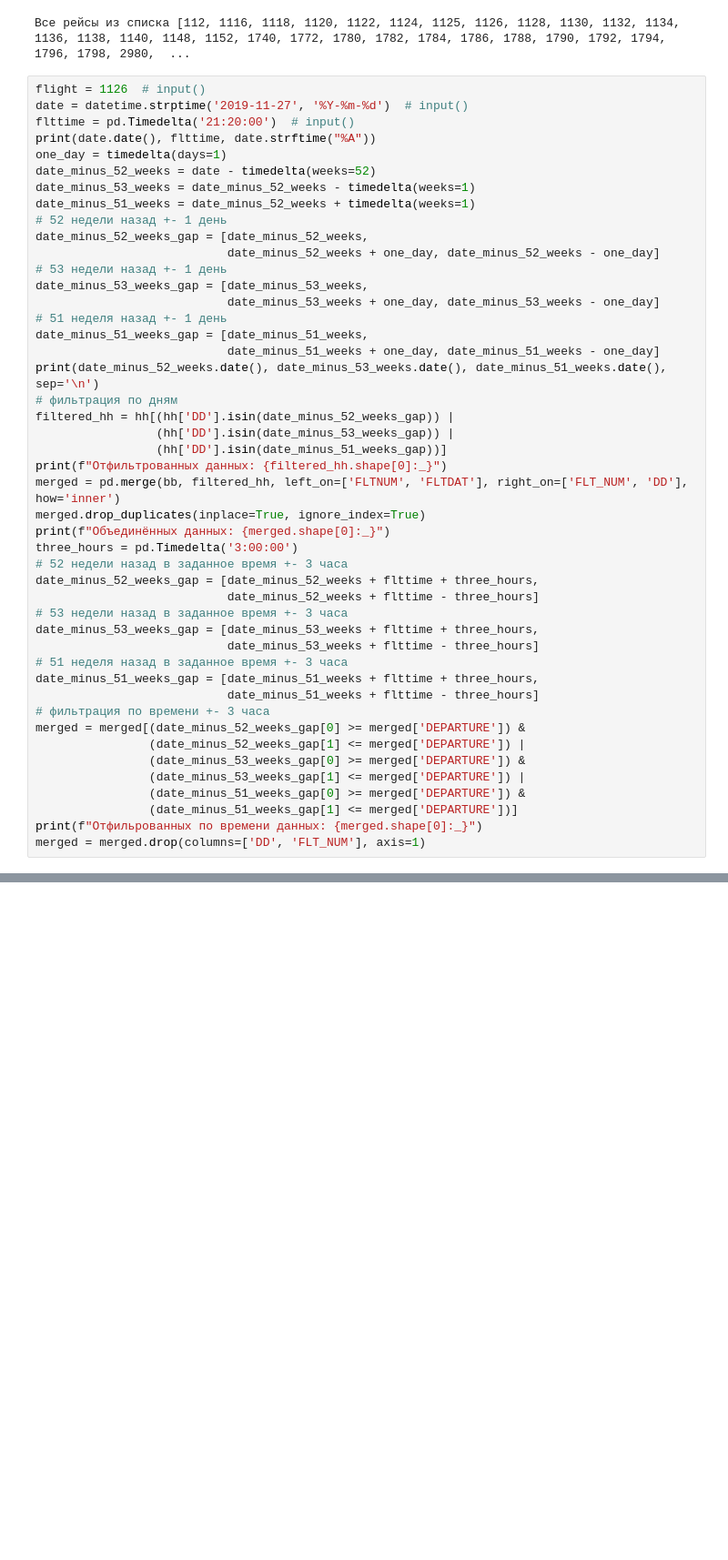
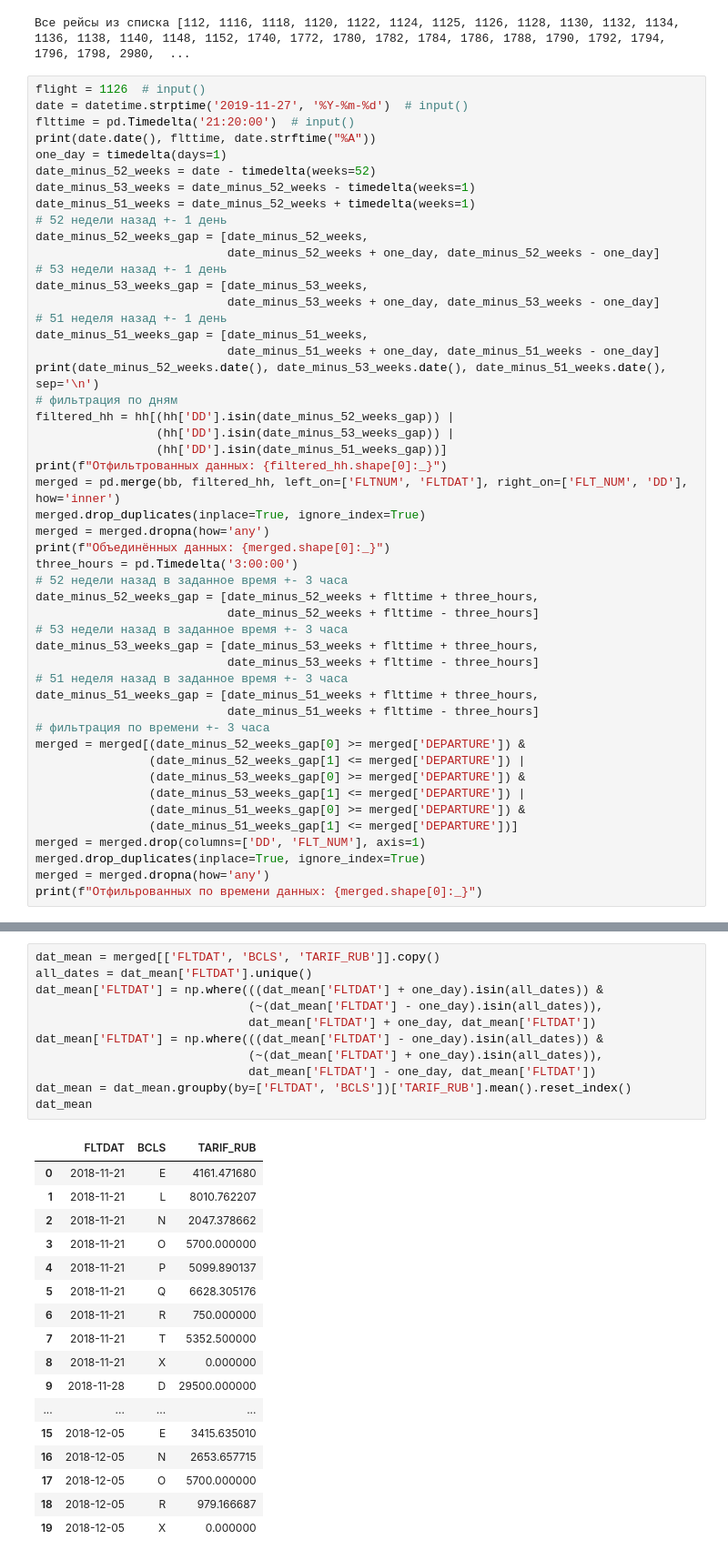
Before and after one commit to Flyer-DM/aeroflot_ML, a Jupyter notebook: профили сезонов.ipynb, the cells around one changed output, grey strips where cells are left out. Shown: that part at 91% size. Drawn from its saved outputs; the diff is of its cells as text; blank space fills up the shorter version.

```diff
--- a/профили сезонов.ipynb
+++ b/профили сезонов.ipynb
@@ -94,6 +89,7 @@ filtered_hh = hh[(hh['DD'].isin(date_minus_52_weeks_gap)) |
 print(f"Отфильтрованных данных: {filtered_hh.shape[0]:_}")
 merged = pd.merge(bb, filtered_hh, left_on=['FLTNUM', 'FLTDAT'], right_on=['FLT_NUM', 'DD'], how='inner')
 merged.drop_duplicates(inplace=True, ignore_index=True)
+merged = merged.dropna(how='any')
 print(f"Объединённых данных: {merged.shape[0]:_}")
 three_hours = pd.Timedelta('3:00:00')
 # 52 недели назад в заданное время +- 3 часа
@@ -112,7 +108,9 @@ merged = merged[(date_minus_52_weeks_gap[0] >= merged['DEPARTURE']) &
                 (date_minus_53_weeks_gap[1] <= merged['DEPARTURE']) |
                 (date_minus_51_weeks_gap[0] >= merged['DEPARTURE']) &
                 (date_minus_51_weeks_gap[1] <= merged['DEPARTURE'])]
+merged = merged.drop(columns=['DD', 'FLT_NUM'], axis=1)
+merged.drop_duplicates(inplace=True, ignore_index=True)
+merged = merged.dropna(how='any')
 print(f"Отфильрованных по времени данных: {merged.shape[0]:_}")
-merged = merged.drop(columns=['DD', 'FLT_NUM'], axis=1)
 # %% [output]
 2019-11-27 0 days 21:20:00 Wednesday
@@ -134,0 +143,29 @@ merged.head()
+# %%
+dat_mean = merged[['FLTDAT', 'BCLS', 'TARIF_RUB']].copy()
+all_dates = dat_mean['FLTDAT'].unique()
+dat_mean['FLTDAT'] = np.where(((dat_mean['FLTDAT'] + one_day).isin(all_dates)) &
+                              (~(dat_mean['FLTDAT'] - one_day).isin(all_dates)),
+                              dat_mean['FLTDAT'] + one_day, dat_mean['FLTDAT'])
+dat_mean['FLTDAT'] = np.where(((dat_mean['FLTDAT'] - one_day).isin(all_dates)) &
+                              (~(dat_mean['FLTDAT'] + one_day).isin(all_dates)),
+                              dat_mean['FLTDAT'] - one_day, dat_mean['FLTDAT'])
+dat_mean = dat_mean.groupby(by=['FLTDAT', 'BCLS'])['TARIF_RUB'].mean().reset_index()
+dat_mean
+# %% [output]
+|  | FLTDAT | BCLS | TARIF_RUB |
+| 0 | 2018-11-21 | E | 4161.471680 |
+| 1 | 2018-11-21 | L | 8010.762207 |
+| 2 | 2018-11-21 | N | 2047.378662 |
+| 3 | 2018-11-21 | O | 5700.000000 |
+| 4 | 2018-11-21 | P | 5099.890137 |
+| 5 | 2018-11-21 | Q | 6628.305176 |
+| 6 | 2018-11-21 | R | 750.000000 |
+| 7 | 2018-11-21 | T | 5352.500000 |
+| 8 | 2018-11-21 | X | 0.000000 |
+| 9 | 2018-11-28 | D | 29500.000000 |
+| ... | ... | ... | ... |
+| 15 | 2018-12-05 | E | 3415.635010 |
+| 16 | 2018-12-05 | N | 2653.657715 |
+| 17 | 2018-12-05 | O | 5700.000000 |
+| 18 | 2018-12-05 | R | 979.166687 |
+| 19 | 2018-12-05 | X | 0.000000 |
```
Also changed, not shown: parts of 9 cells of this notebook, 2 other files.
